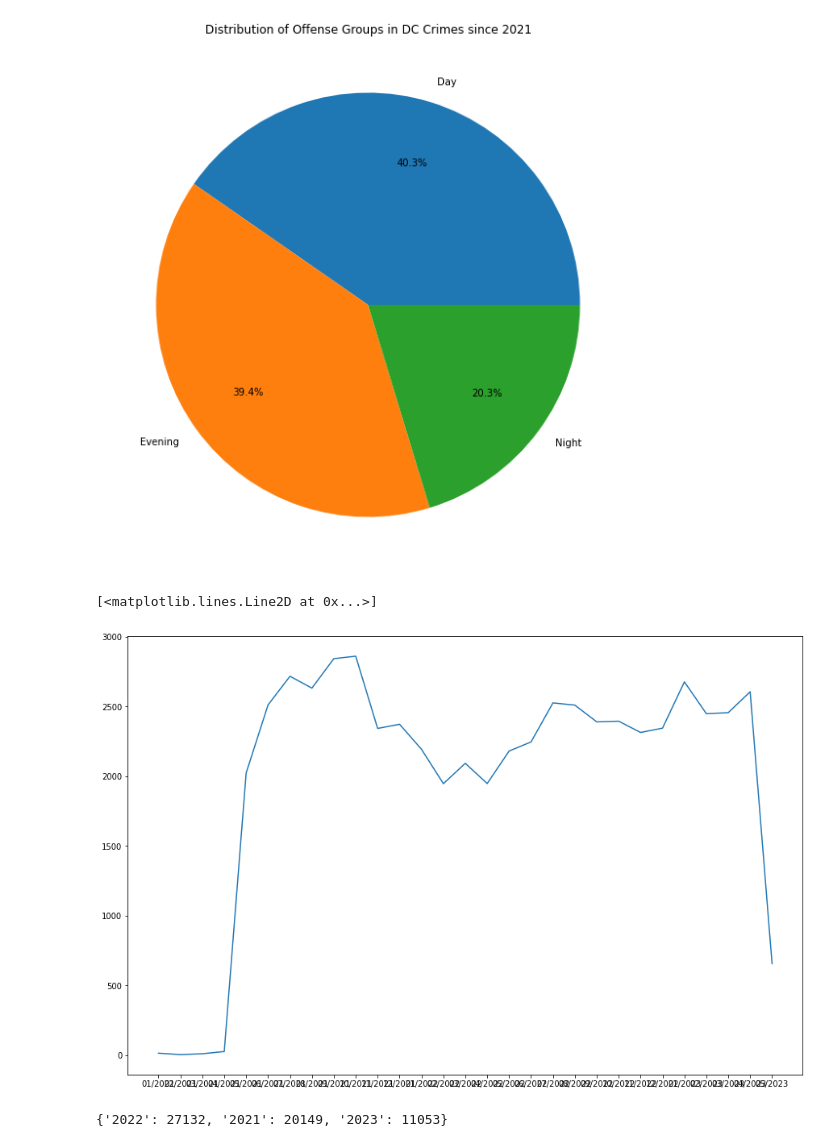
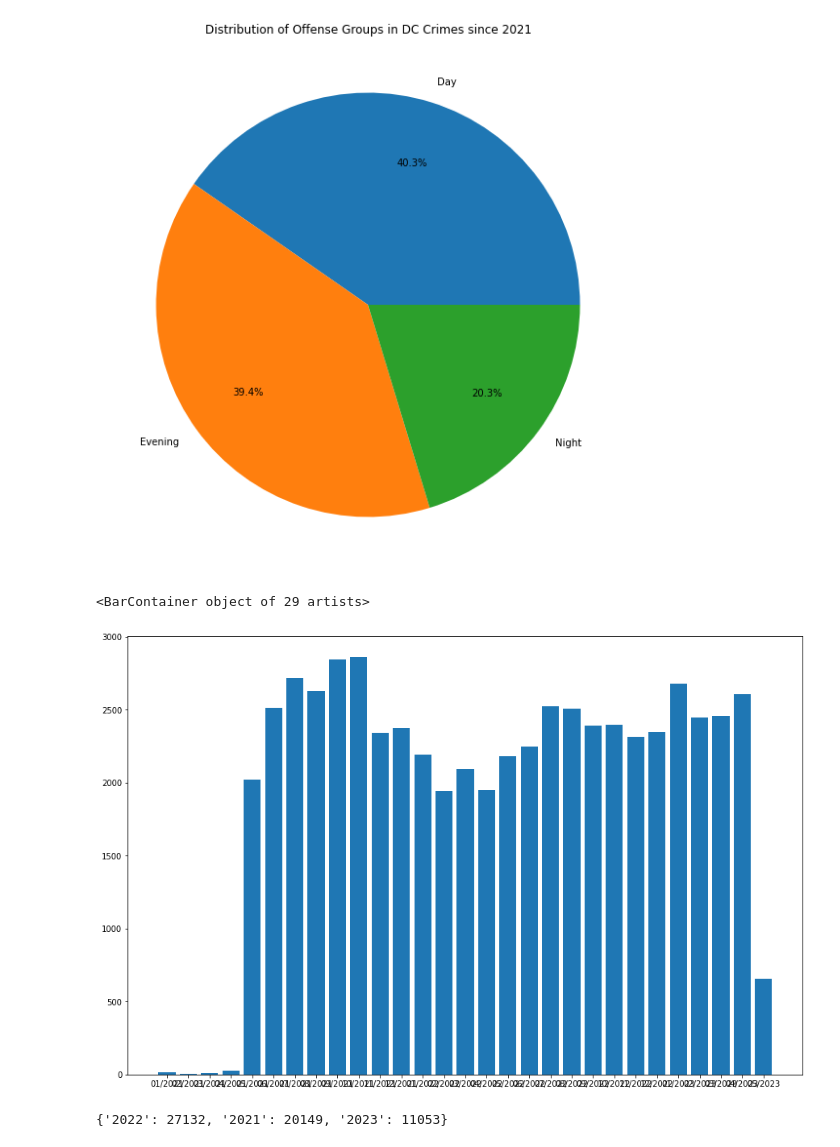
Before and after one commit to ddixon18/DC-Crime, a Jupyter notebook: DC-Crime.ipynb, the cells around one changed output. Cells and saved outputs as stored; diff of their text form; code cells hidden in the pictures.

Commit message:
Updated monthly count plot to bar

```diff
--- a/DC-Crime.ipynb
+++ b/DC-Crime.ipynb
@@ -181,32 +181,32 @@ plt.pie(shiftCounts, labels = shiftTypes, autopct = '%1.1f%%', pctdistance = 0.7
 # %%
 countPerMonth = {}
 
 for date in startDateList:
     fullMonthYear = str(date).split(",")[0]
     if(not fullMonthYear == "nan"):
         monthYearSplit = fullMonthYear.split("/")
         monthYearKey = str(str(monthYearSplit[0]) + "/" + str(monthYearSplit[2]))
         year = str(monthYearSplit[2])
         if(str(year) in ["2021", "2022", "2023"]):
             if(len(monthYearKey) < 7):
                 monthYearKey = "0" + monthYearKey
             if(monthYearKey not in countPerMonth):
                 countPerMonth[monthYearKey] = 1
             else:
                 countPerMonth[monthYearKey] += 1
 
 dateKeysByOrder = list(countPerMonth.keys())
 dateKeysByOrder.sort(key=lambda date: datetime.strptime(date, "%m/%Y"))
 
 dateCounts = []
 for date in dateKeysByOrder:
     dateCounts.append(countPerMonth[date])
 
 plt.figure(figsize=(15,10))
-plt.plot(dateKeysByOrder, dateCounts)
+plt.bar(dateKeysByOrder, dateCounts)
 # %% [output]
-[<matplotlib.lines.Line2D at 0x...>]
+<BarContainer object of 29 artists>
-[figure, old version]
+[figure, new version]
 # %%
 countPerYear = {}
 
```
